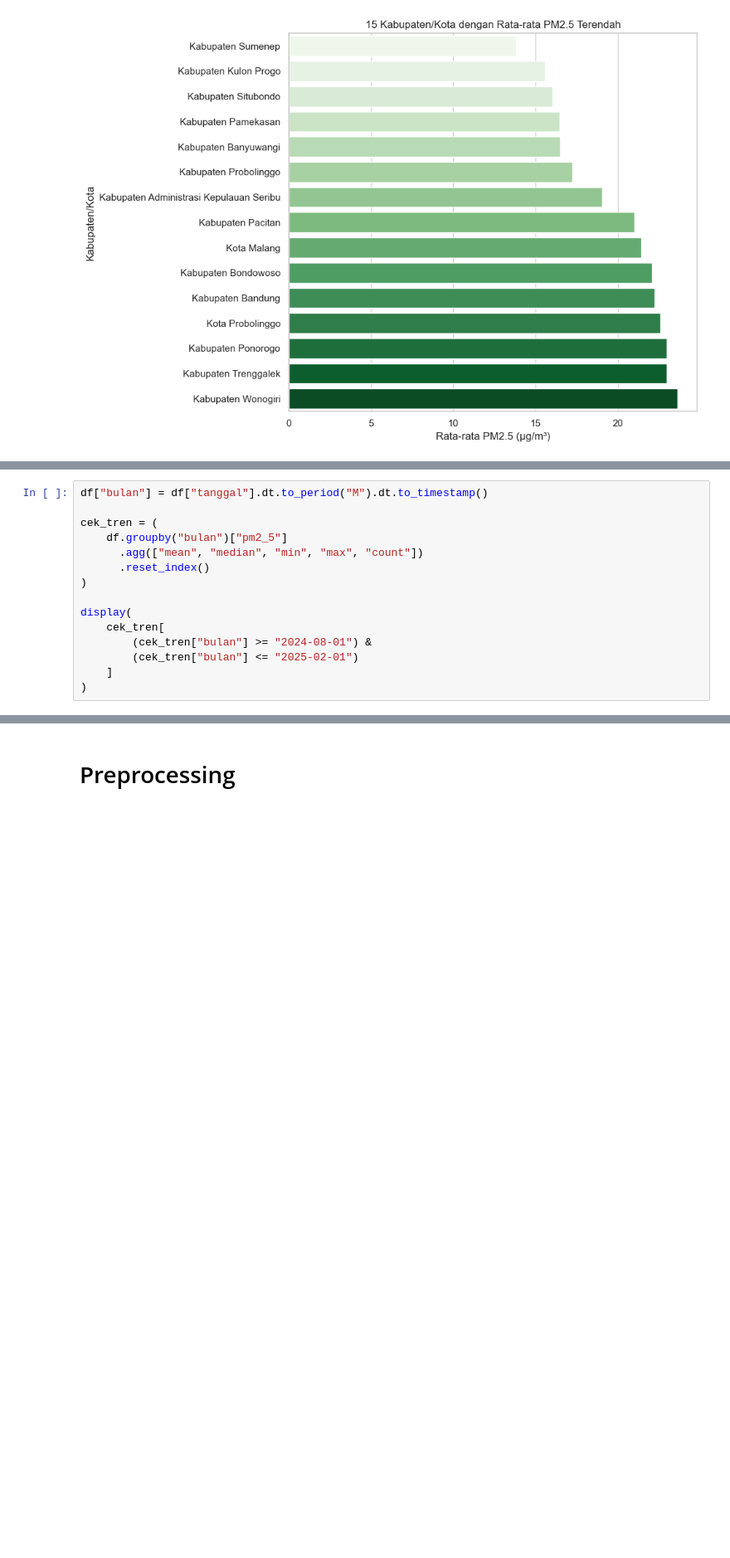
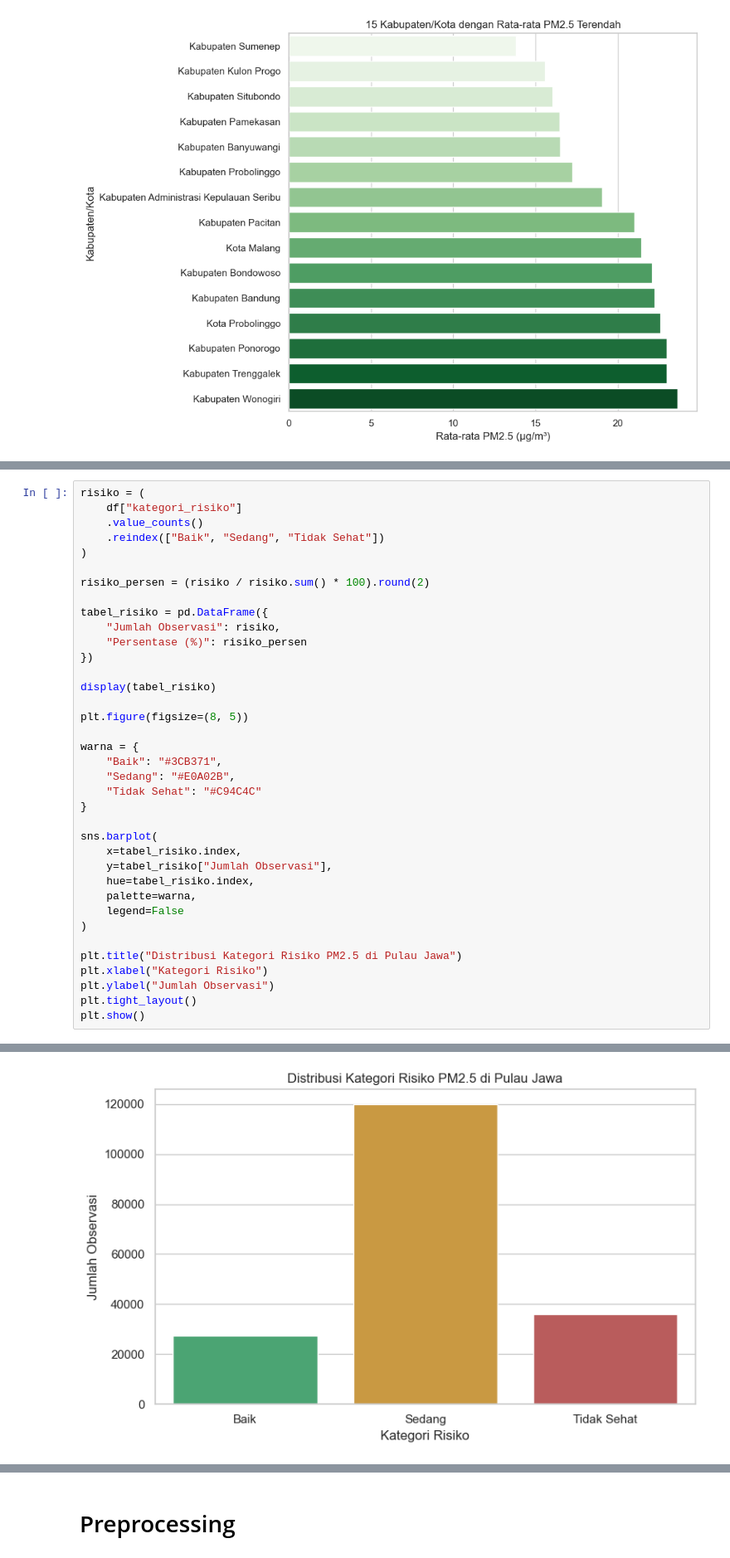
Before and after one commit to naufalhilmidh/AirGuard-SDGs, a Jupyter notebook: models/EDA dan Preprocessing Jawa.ipynb, the cells around one changed output, grey strips where cells are left out. Shown at 83% size. Cells and saved outputs as stored; diff of their text form; blank space fills up the shorter version.

```diff
--- a/models/EDA dan Preprocessing Jawa.ipynb
+++ b/models/EDA dan Preprocessing Jawa.ipynb
@@ -325,15 +380,0 @@ display(skewness.to_frame("skewness"))
-# %%
-df["bulan"] = df["tanggal"].dt.to_period("M").dt.to_timestamp()
-
-cek_tren = (
-    df.groupby("bulan")["pm2_5"]
-      .agg(["mean", "median", "min", "max", "count"])
-      .reset_index()
-)
-
-display(
-    cek_tren[
-        (cek_tren["bulan"] >= "2024-08-01") &
-        (cek_tren["bulan"] <= "2025-02-01")
-    ]
-)
@@ -404,0 +406,38 @@ display(
+# %%
+risiko = (
+    df["kategori_risiko"]
+    .value_counts()
+    .reindex(["Baik", "Sedang", "Tidak Sehat"])
+)
+
+risiko_persen = (risiko / risiko.sum() * 100).round(2)
+
+tabel_risiko = pd.DataFrame({
+    "Jumlah Observasi": risiko,
+    "Persentase (%)": risiko_persen
+})
+
+display(tabel_risiko)
+
+plt.figure(figsize=(8, 5))
+
+warna = {
+    "Baik": "#3CB371",
+    "Sedang": "#E0A02B",
+    "Tidak Sehat": "#C94C4C"
+}
+
+sns.barplot(
+    x=tabel_risiko.index,
+    y=tabel_risiko["Jumlah Observasi"],
+    hue=tabel_risiko.index,
+    palette=warna,
+    legend=False
+)
+
+plt.title("Distribusi Kategori Risiko PM2.5 di Pulau Jawa")
+plt.xlabel("Kategori Risiko")
+plt.ylabel("Jumlah Observasi")
+plt.tight_layout()
+plt.show()
+# %% [output]
@@ -404,0 +449 @@ display(
+[figure, added]
```
Also changed, not shown: parts of 14 cells of this notebook, 1 other file.
